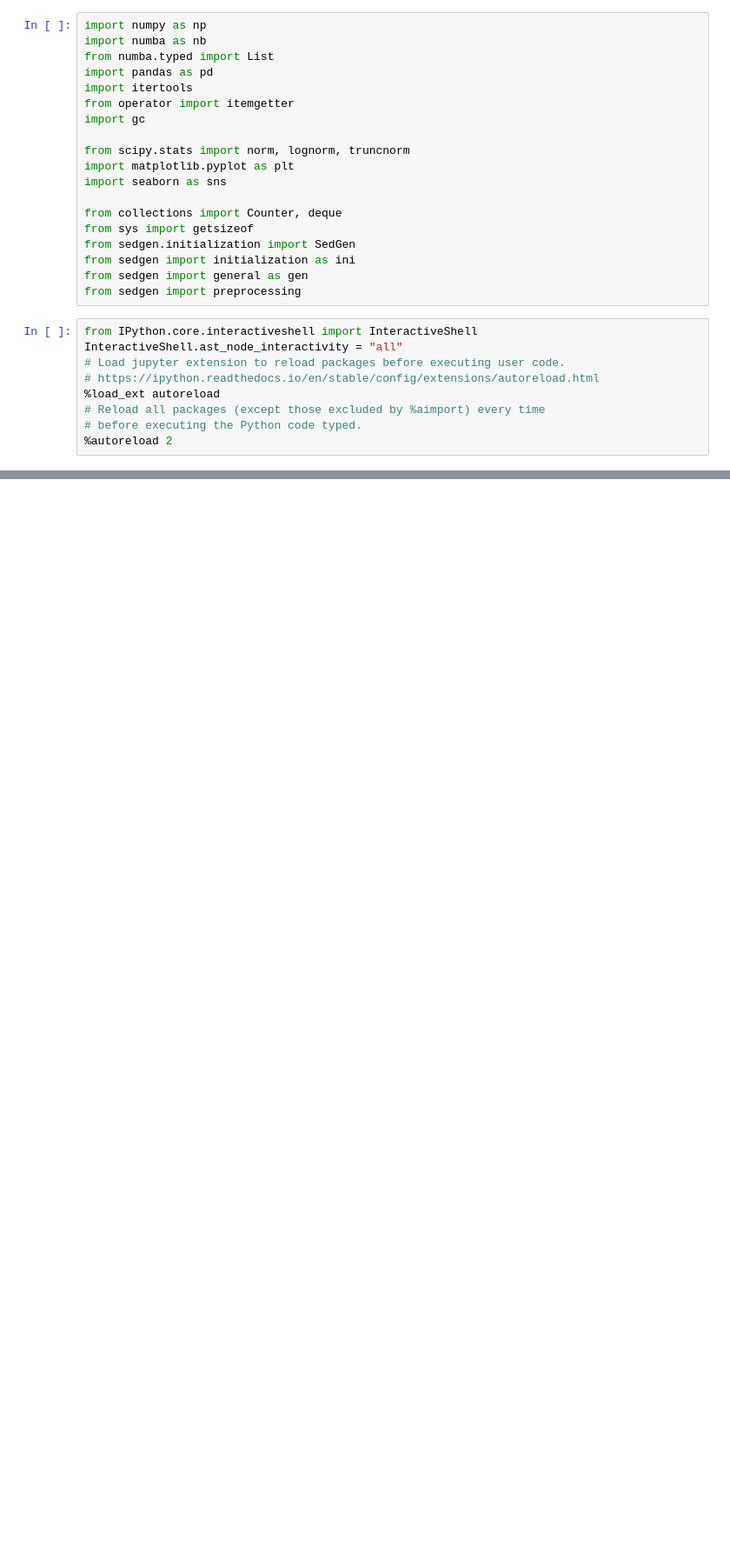
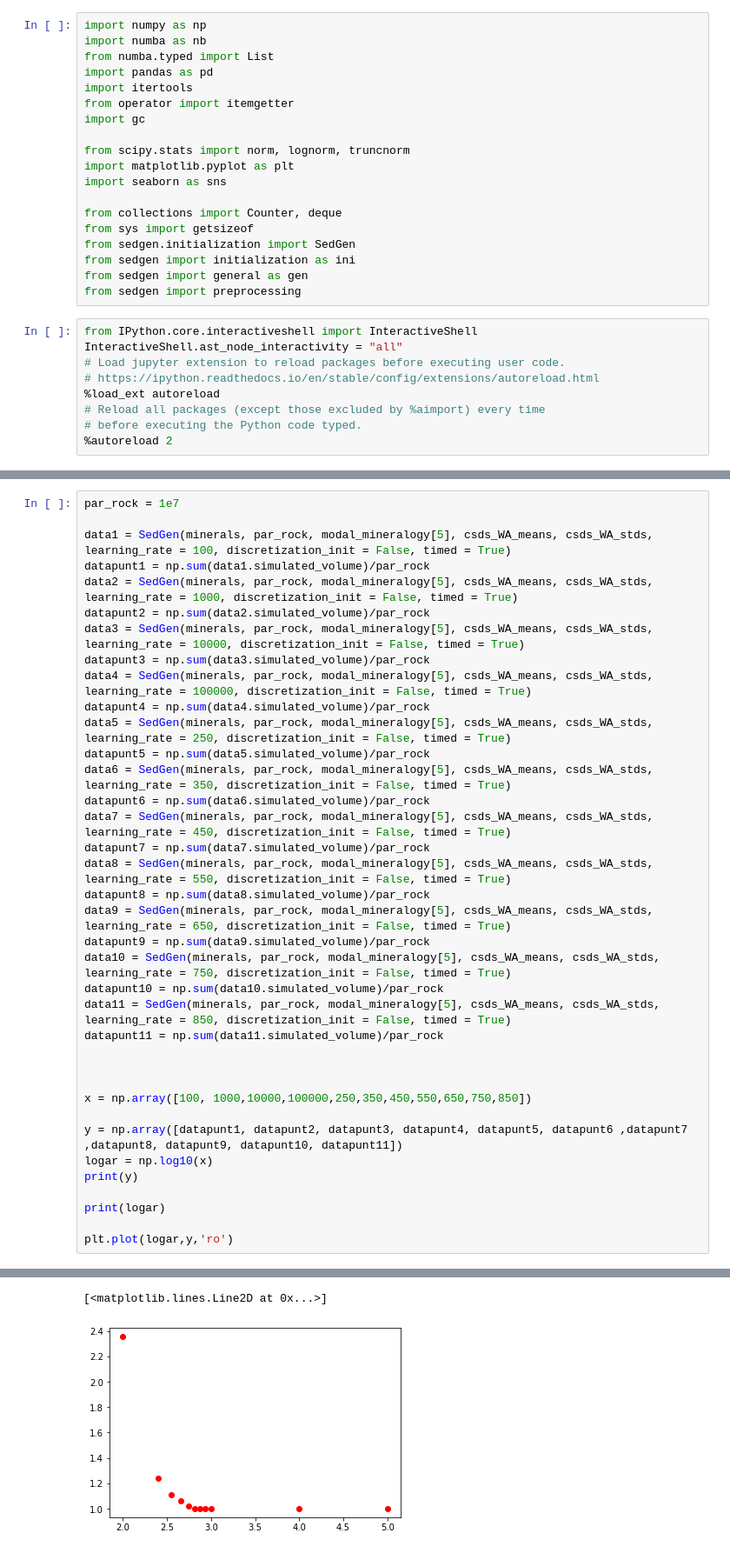
Before and after one commit to QuintenW98/SedgenmasterthesisQ, a Jupyter notebook: notebooks/testplotting.ipynb, the cells around one changed output, grey strips where cells are left out. Shown at 87% size. Drawn from its saved outputs; the diff is of its cells as text; blank space fills up the shorter version.

```diff
--- a/notebooks/testplotting.ipynb
+++ b/notebooks/testplotting.ipynb
@@ -169,0 +228,38 @@ Initializing model evolution arrays...
+# %%
+par_rock = 1e7
+
+data1 = SedGen(minerals, par_rock, modal_mineralogy[5], csds_WA_means, csds_WA_stds, learning_rate = 100, discretization_init = False, timed = True)
+datapunt1 = np.sum(data1.simulated_volume)/par_rock
+data2 = SedGen(minerals, par_rock, modal_mineralogy[5], csds_WA_means, csds_WA_stds, learning_rate = 1000, discretization_init = False, timed = True)
+datapunt2 = np.sum(data2.simulated_volume)/par_rock
+data3 = SedGen(minerals, par_rock, modal_mineralogy[5], csds_WA_means, csds_WA_stds, learning_rate = 10000, discretization_init = False, timed = True)
+datapunt3 = np.sum(data3.simulated_volume)/par_rock
+data4 = SedGen(minerals, par_rock, modal_mineralogy[5], csds_WA_means, csds_WA_stds, learning_rate = 100000, discretization_init = False, timed = True)
+datapunt4 = np.sum(data4.simulated_volume)/par_rock
+data5 = SedGen(minerals, par_rock, modal_mineralogy[5], csds_WA_means, csds_WA_stds, learning_rate = 250, discretization_init = False, timed = True)
+datapunt5 = np.sum(data5.simulated_volume)/par_rock
+data6 = SedGen(minerals, par_rock, modal_mineralogy[5], csds_WA_means, csds_WA_stds, learning_rate = 350, discretization_init = False, timed = True)
+datapunt6 = np.sum(data6.simulated_volume)/par_rock
+data7 = SedGen(minerals, par_rock, modal_mineralogy[5], csds_WA_means, csds_WA_stds, learning_rate = 450, discretization_init = False, timed = True)
+datapunt7 = np.sum(data7.simulated_volume)/par_rock
+data8 = SedGen(minerals, par_rock, modal_mineralogy[5], csds_WA_means, csds_WA_stds, learning_rate = 550, discretization_init = False, timed = True)
+datapunt8 = np.sum(data8.simulated_volume)/par_rock
+data9 = SedGen(minerals, par_rock, modal_mineralogy[5], csds_WA_means, csds_WA_stds, learning_rate = 650, discretization_init = False, timed = True)
+datapunt9 = np.sum(data9.simulated_volume)/par_rock
+data10 = SedGen(minerals, par_rock, modal_mineralogy[5], csds_WA_means, csds_WA_stds, learning_rate = 750, discretization_init = False, timed = True)
+datapunt10 = np.sum(data10.simulated_volume)/par_rock
+data11 = SedGen(minerals, par_rock, modal_mineralogy[5], csds_WA_means, csds_WA_stds, learning_rate = 850, discretization_init = False, timed = True)
+datapunt11 = np.sum(data11.simulated_volume)/par_rock
+
+
+
+x = np.array([100, 1000,10000,100000,250,350,450,550,650,750,850])
+
+y = np.array([datapunt1, datapunt2, datapunt3, datapunt4, datapunt5, datapunt6 ,datapunt7 ,datapunt8, datapunt9, datapunt10, datapunt11])
+logar = np.log10(x)
+print(y)
+
+print(logar)
+
+plt.plot(logar,y,'ro')
+# %% [output]
@@ -169,0 +283,2 @@ Initializing model evolution arrays...
+[<matplotlib.lines.Line2D at 0x...>]
+[figure, added]
```
Also changed, not shown: parts of 8 cells of this notebook.
